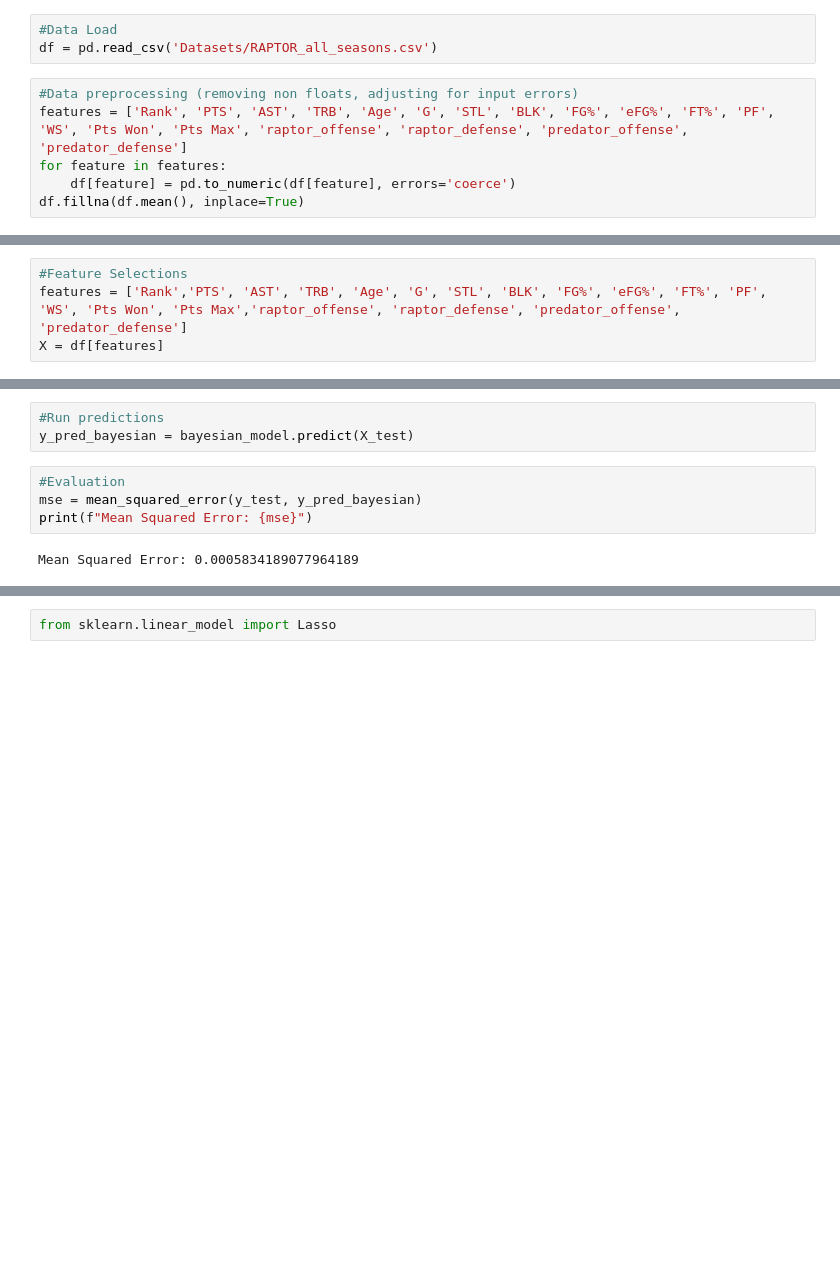
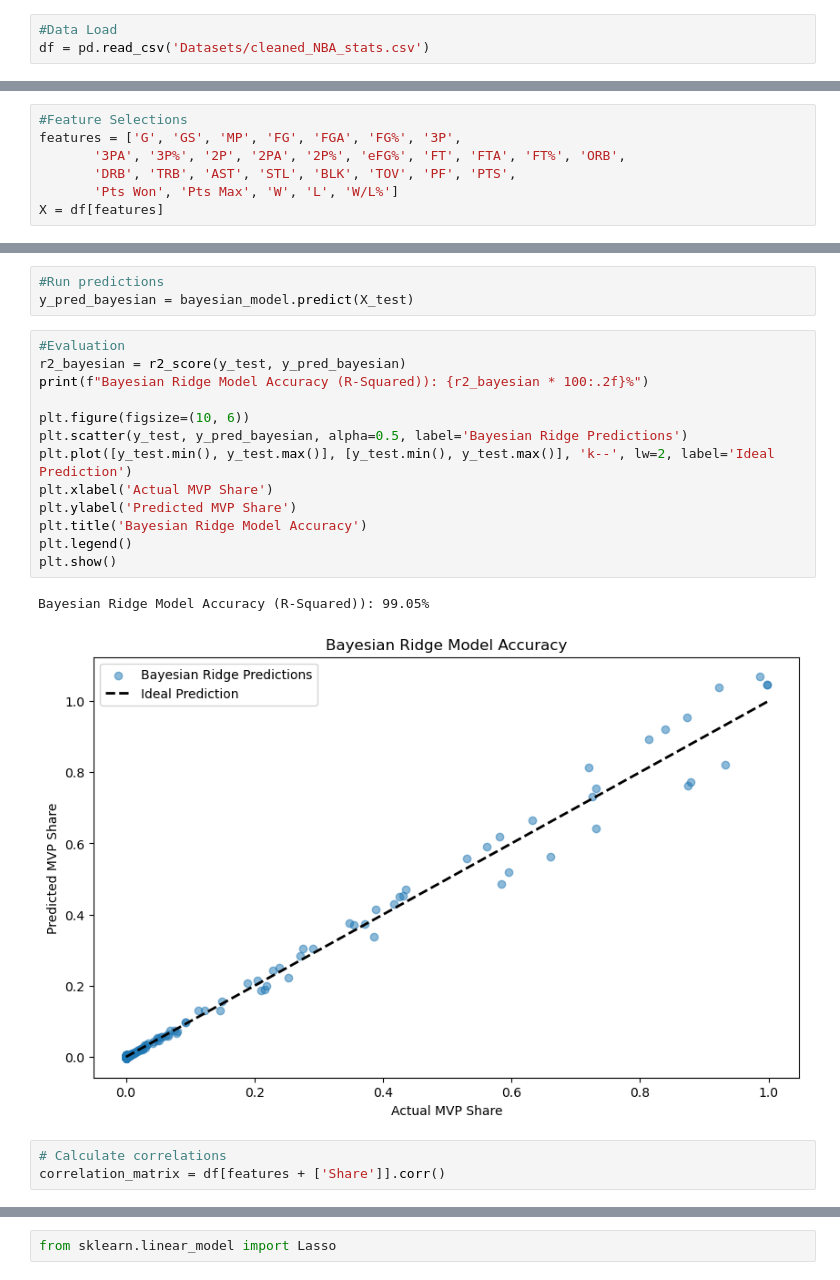
Before and after one commit to Hensonkk/Machine-Learning-NBA-MVP, a Jupyter notebook: Model Testing -Dev.ipynb, the cells around one changed output, grey strips where cells are left out. Drawn from its saved outputs; the diff is of its cells as text; blank space fills up the shorter version.

Commit message:
features changed, dataset needs adjustment, notebook before prediction

```diff
--- a/Model Testing -Dev.ipynb
+++ b/Model Testing -Dev.ipynb
@@ -6,9 +8,3 @@ from sklearn.metrics import mean_squared_error
 # %%
 #Data Load
-df = pd.read_csv('Datasets/RAPTOR_all_seasons.csv')
+df = pd.read_csv('Datasets/cleaned_NBA_stats.csv')
-# %%
-#Data preprocessing (removing non floats, adjusting for input errors)
-features = ['Rank', 'PTS', 'AST', 'TRB', 'Age', 'G', 'STL', 'BLK', 'FG%', 'eFG%', 'FT%', 'PF', 'WS', 'Pts Won', 'Pts Max', 'raptor_offense', 'raptor_defense', 'predator_offense', 'predator_defense']
-for feature in features:
-    df[feature] = pd.to_numeric(df[feature], errors='coerce')
-df.fillna(df.mean(), inplace=True)
@@ -15,6 +21,9 @@ df.fillna(df.mean(), inplace=True)
 # %%
 #Feature Selections
-features = ['Rank','PTS', 'AST', 'TRB', 'Age', 'G', 'STL', 'BLK', 'FG%', 'eFG%', 'FT%', 'PF', 'WS', 'Pts Won', 'Pts Max','raptor_offense', 'raptor_defense', 'predator_offense', 'predator_defense']
+features = ['G', 'GS', 'MP', 'FG', 'FGA', 'FG%', '3P',
+       '3PA', '3P%', '2P', '2PA', '2P%', 'eFG%', 'FT', 'FTA', 'FT%', 'ORB',
+       'DRB', 'TRB', 'AST', 'STL', 'BLK', 'TOV', 'PF', 'PTS',
+       'Pts Won', 'Pts Max', 'W', 'L', 'W/L%']
 X = df[features]
 # %%
 #Setting MVP share as the target
@@ -34,7 +45,20 @@ BayesianRidge()
 y_pred_bayesian = bayesian_model.predict(X_test)
 # %%
 #Evaluation
-mse = mean_squared_error(y_test, y_pred_bayesian)
-print(f"Mean Squared Error: {mse}")
+r2_bayesian = r2_score(y_test, y_pred_bayesian)
+print(f"Bayesian Ridge Model Accuracy (R-Squared)): {r2_bayesian * 100:.2f}%")
+
+plt.figure(figsize=(10, 6))
+plt.scatter(y_test, y_pred_bayesian, alpha=0.5, label='Bayesian Ridge Predictions')
+plt.plot([y_test.min(), y_test.max()], [y_test.min(), y_test.max()], 'k--', lw=2, label='Ideal Prediction')
+plt.xlabel('Actual MVP Share')
+plt.ylabel('Predicted MVP Share')
+plt.title('Bayesian Ridge Model Accuracy')
+plt.legend()
+plt.show()
 # %% [output]
-Mean Squared Error: 0.0005834189077964189
+Bayesian Ridge Model Accuracy (R-Squared)): 99.05%
+[figure, added]
+# %%
+# Calculate correlations
+correlation_matrix = df[features + ['Share']].corr()
```
Also changed, not shown: parts of 11 cells of this notebook.
